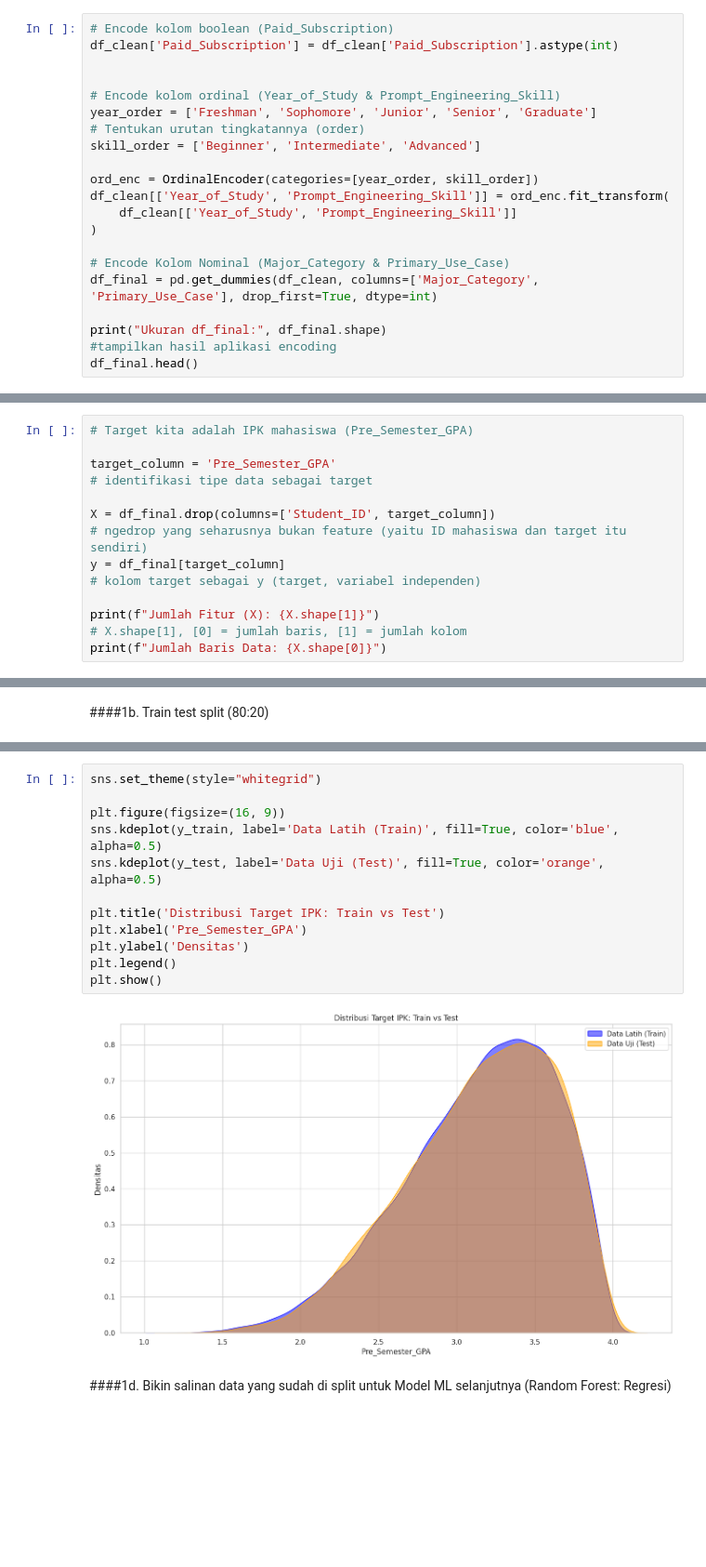
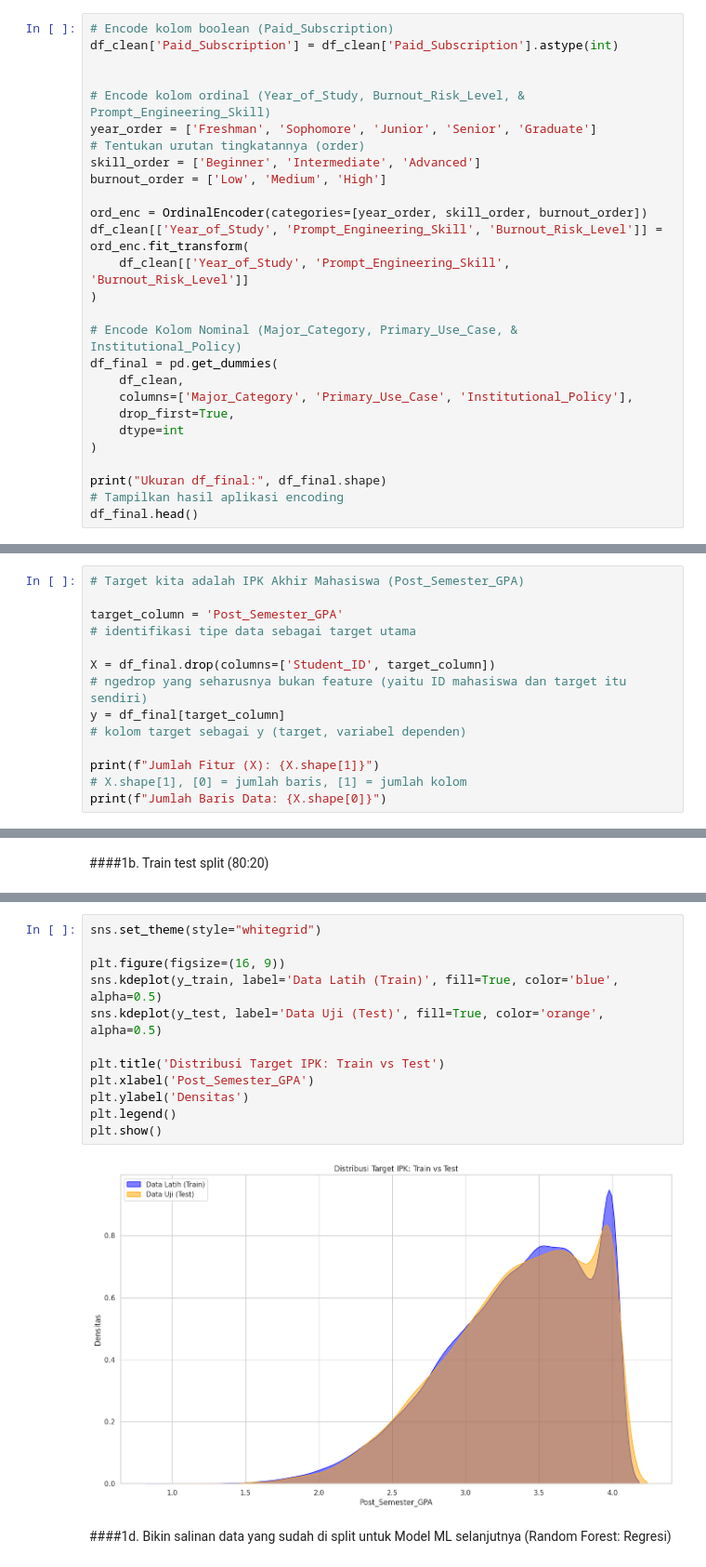
Before and after one commit to Shxrp08/Project_SG_I-Smile_Group6_2026, a Jupyter notebook: Project_SG_Group_6_NewRev1.ipynb, the cells around one changed output, grey strips where cells are left out. Shown at 93% size. Saved outputs shown, nothing was run; the diff lists cells and outputs as text; blank space fills up the shorter version.

```diff
--- a/Project_SG_Group_6_NewRev1.ipynb
+++ b/Project_SG_Group_6_NewRev1.ipynb
@@ -486,18 +506,24 @@ pd.concat([contoh, pd.get_dummies(contoh, dtype=int)], axis=1)
 df_clean['Paid_Subscription'] = df_clean['Paid_Subscription'].astype(int)
 
 
-# Encode kolom ordinal (Year_of_Study & Prompt_Engineering_Skill)
+# Encode kolom ordinal (Year_of_Study, Burnout_Risk_Level, & Prompt_Engineering_Skill)
 year_order = ['Freshman', 'Sophomore', 'Junior', 'Senior', 'Graduate']           # Tentukan urutan tingkatannya (order)
 skill_order = ['Beginner', 'Intermediate', 'Advanced']
+burnout_order = ['Low', 'Medium', 'High']
 
-ord_enc = OrdinalEncoder(categories=[year_order, skill_order])
-df_clean[['Year_of_Study', 'Prompt_Engineering_Skill']] = ord_enc.fit_transform(
-    df_clean[['Year_of_Study', 'Prompt_Engineering_Skill']]
+ord_enc = OrdinalEncoder(categories=[year_order, skill_order, burnout_order])
+df_clean[['Year_of_Study', 'Prompt_Engineering_Skill', 'Burnout_Risk_Level']] = ord_enc.fit_transform(
+    df_clean[['Year_of_Study', 'Prompt_Engineering_Skill', 'Burnout_Risk_Level']]
 )
 
-# Encode Kolom Nominal (Major_Category & Primary_Use_Case)
-df_final = pd.get_dummies(df_clean, columns=['Major_Category', 'Primary_Use_Case'], drop_first=True, dtype=int)
+# Encode Kolom Nominal (Major_Category, Primary_Use_Case, & Institutional_Policy)
+df_final = pd.get_dummies(
+    df_clean,
+    columns=['Major_Category', 'Primary_Use_Case', 'Institutional_Policy'],
+    drop_first=True,
+    dtype=int
+)
 
-print("Ukuran df_final:", df_final.shape)                                        #tampilkan hasil aplikasi encoding
+print("Ukuran df_final:", df_final.shape)                                        # Tampilkan hasil aplikasi encoding
 df_final.head()
 # %% [output]
@@ -588,12 +617,12 @@ df_final
 - Untuk fitur (X), memakai kolom2 yg dipake sebagai prediktor (semua kecuali kolom identitas(ID) dan target itu sendiri)
 - Gampangnya, X sebagai soal, Y sebagai kunci jawaban
 # %%
-# Target kita adalah IPK mahasiswa (Pre_Semester_GPA)
+# Target kita adalah IPK Akhir Mahasiswa (Post_Semester_GPA)
 
-target_column = 'Pre_Semester_GPA'                                               # identifikasi tipe data sebagai target
+target_column = 'Post_Semester_GPA'                                              # identifikasi tipe data sebagai target utama
 
 X = df_final.drop(columns=['Student_ID', target_column])                         # ngedrop yang seharusnya bukan feature (yaitu ID mahasiswa dan target itu sendiri)
-y = df_final[target_column]                                                      # kolom target sebagai y (target, variabel independen)
+y = df_final[target_column]                                                      # kolom target sebagai y (target, variabel dependen)
 
 print(f"Jumlah Fitur (X): {X.shape[1]}")                                         # X.shape[1], [0] = jumlah baris, [1] = jumlah kolom
 print(f"Jumlah Baris Data: {X.shape[0]}")
@@ -617,17 +647,17 @@ Ukuran X_test  : (10000, 17)
 # %%
 sns.set_theme(style="whitegrid")
 
 plt.figure(figsize=(16, 9))
 sns.kdeplot(y_train, label='Data Latih (Train)', fill=True, color='blue', alpha=0.5)
 sns.kdeplot(y_test, label='Data Uji (Test)', fill=True, color='orange', alpha=0.5)
 
 plt.title('Distribusi Target IPK: Train vs Test')
-plt.xlabel('Pre_Semester_GPA')
+plt.xlabel('Post_Semester_GPA')
 plt.ylabel('Densitas')
 plt.legend()
 plt.show()
 # %% [output]
-[figure, old version]
+[figure, new version]
 # %% [markdown]
 ####1d. Bikin salinan data yang sudah di split untuk Model ML selanjutnya (Random Forest: Regresi)
 # %%
```
Also changed, not shown: parts of 30 cells of this notebook.
